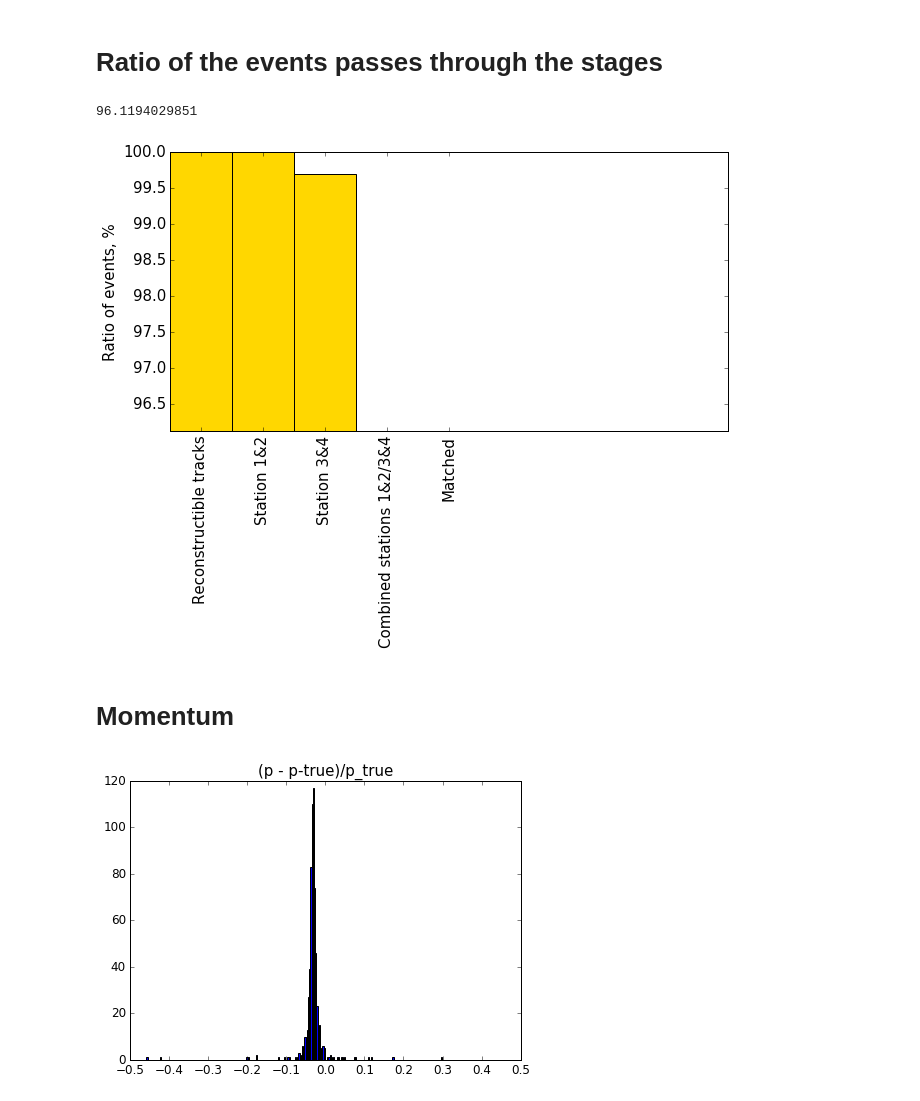
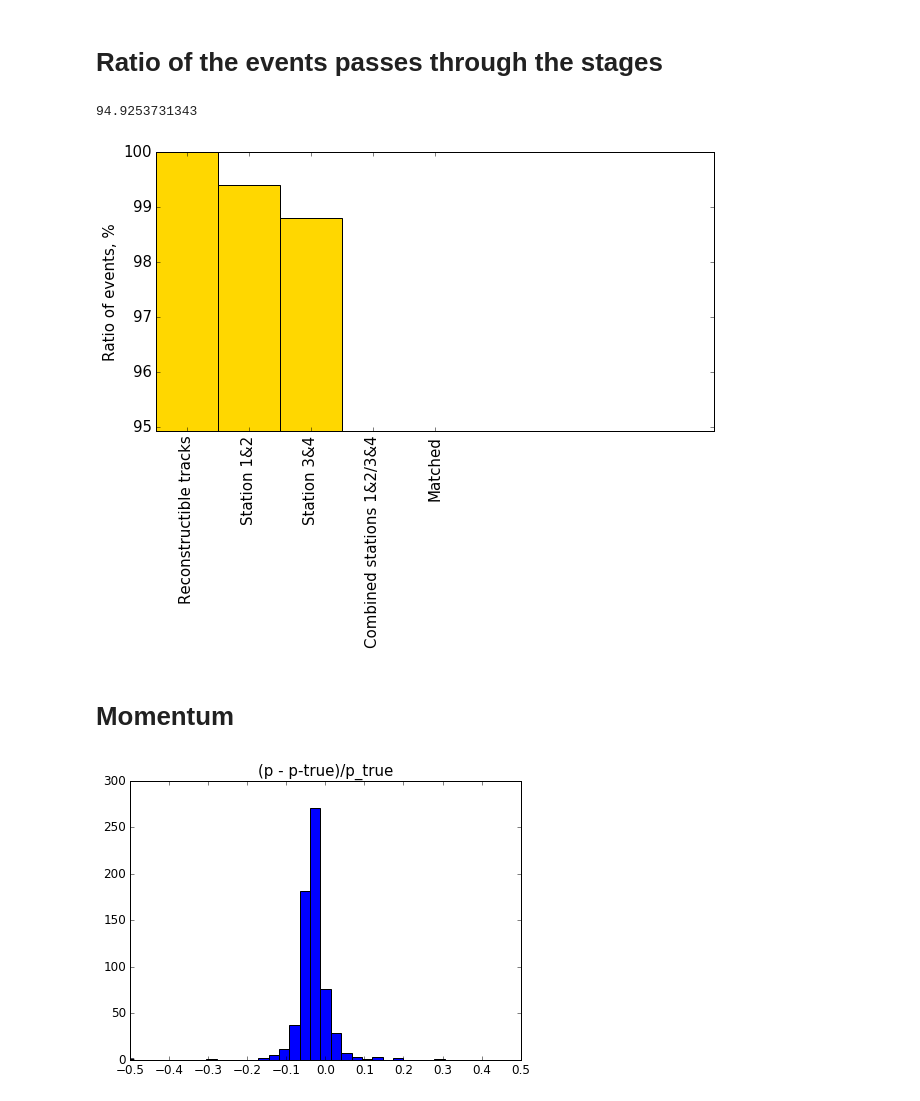
Before and after one commit to hushchyn-mikhail/ship_tracking_summer2016, a Jupyter notebook: notebooks/Quality.ipynb, the cells around one changed output. Saved outputs shown, nothing was run; the diff lists cells and outputs as text; code cells hidden in the pictures.

```diff
--- a/notebooks/Quality.ipynb
+++ b/notebooks/Quality.ipynb
@@ -48,7 +48,7 @@ for event_id in event_ids:
     event34 = event[(event.StatNb == 3) + (event.StatNb == 4)]
 
     # Tracks reconstruction before the magnet
-    tr2d12 = RetinaTrackReconstruction(sigma_from=0.8, sigma_to=0.4, pre_sigma=0.4, stopping_criteria=0.00001, inlier_treshold=0.2)
+    tr2d12 = RetinaTrackReconstruction(sigma_from=0.8, sigma_to=0.4, pre_sigma=0.4, stopping_criteria=0.00001, inlier_treshold=0.45)
     tr2d12.fit(event12[['Wx1', 'Wy1', 'Wz', 'Wx2', 'Wy2', 'Wz']].values, event12.dist2Wire.values)
 
     labels12 = tr2d12.labels_
@@ -65,7 +65,7 @@ for event_id in event_ids:
                                                                  trm12.clone_rate_]
 
     # Tracks reconstruction after the magnet
-    tr2d34 = RetinaTrackReconstruction(sigma_from=0.8, sigma_to=0.4, pre_sigma=0.4, stopping_criteria=0.00001, inlier_treshold=0.2)
+    tr2d34 = RetinaTrackReconstruction(sigma_from=0.8, sigma_to=0.4, pre_sigma=0.4, stopping_criteria=0.00001, inlier_treshold=0.45)
     tr2d34.fit(event34[['Wx1', 'Wy1', 'Wz', 'Wx2', 'Wy2', 'Wz']].values, event34.dist2Wire.values)
 
     labels34 = tr2d34.labels_
@@ -288,8 +288,8 @@ plt.ylim(bar_values[-1], bar_values[0])
 plt.ylabel('Ratio of events, %', size=15)
 plt.show()
 # %% [output]
-96.1194029851
+94.9253731343
-[figure, old version]
+[figure, new version]
 # %% [markdown]
 # Momentum
 # %%
@@ -297,12 +297,12 @@ passed_events = event_ids[pass_stages.Matching.values == 1]
 p_err = combinations_true[combinations_true.EventID.isin(passed_events)].PErr.values
 # %%
 plt.figure(figsize=(7, 5))
-plt.hist(p_err, bins=5000)
+plt.hist(p_err[~np.isnan(p_err)], bins=50)
 
 plt.title('(p - p-true)/p_true', size=15)
 plt.xticks(numpy.arange(-0.5, 0.51, 0.1), size=12)
 plt.yticks(size=12)
 plt.xlim(-0.5, 0.5)
 plt.show()
 # %% [output]
-[figure, old version]
+[figure, new version]
```
Also changed, not shown: parts of 6 cells of this notebook, 1 other file.
